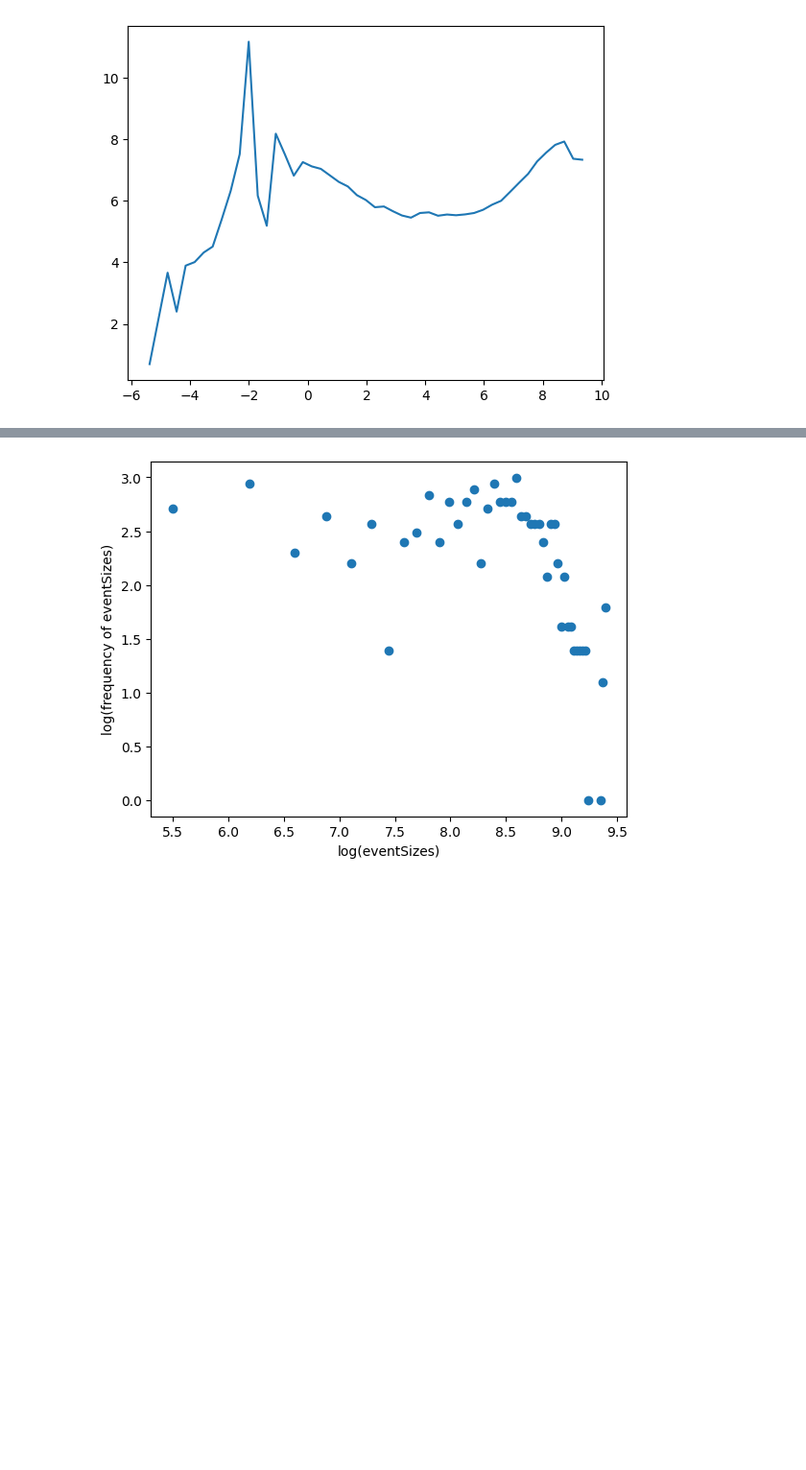
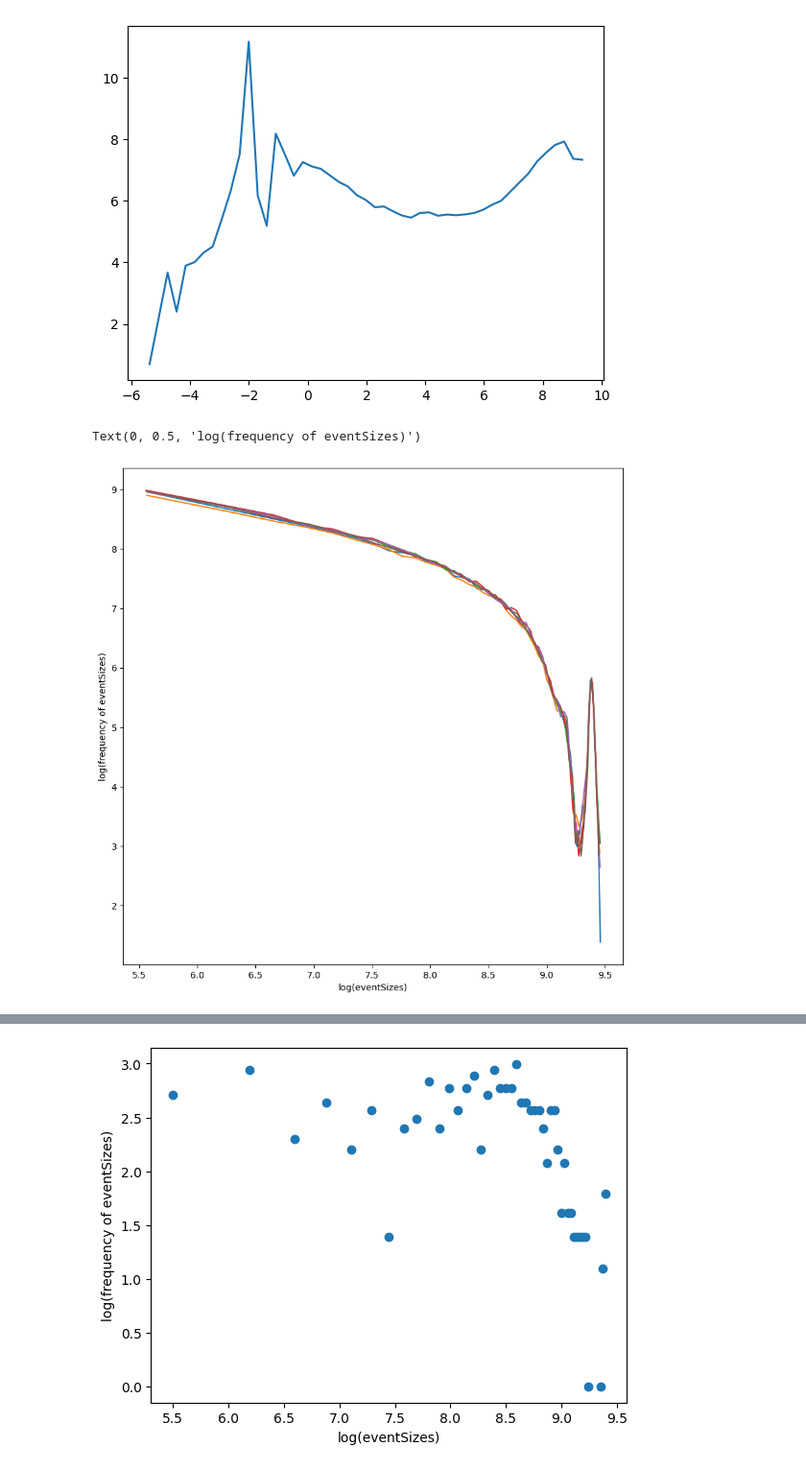
Before and after one commit to alireza-astane/Burridge_Knopoff_Model, a Jupyter notebook: BK_model/BKMoldel.ipynb, the cells around one changed output, grey strips where cells are left out. Shown at 96% size. Cells and saved outputs as stored; diff of their text form; code cells hidden in the pictures; blank space fills up the shorter version.

Commit message:
plot PDF for different sizes

```diff
--- a/BK_model/BKMoldel.ipynb
+++ b/BK_model/BKMoldel.ipynb
@@ -214,4 +221,40 @@ print(f"slope is {stats.linregress(np.log(size[freq>0]), np.log(freq[freq>0]))[0
 # %% [output]
 slope is 0.15274757463505614
 [figure]
+# %%
+eventsSizes100 = torch.load("eventsSizes_100.pt")
+eventsSizes200 = torch.load("eventsSizes_200.pt")
+eventsSizes300 = torch.load("eventsSizes_300.pt")
+eventsSizes400 = torch.load("eventsSizes_400.pt")
+eventsSizes500 = torch.load("eventsSizes_500.pt")
+eventsSizes600 = torch.load("eventsSizes_600.pt")
+
+# plt.title("log(frequency of eventSizes) vs log(eventSizes) for independent sampling")
+
+bins = 50
+freq1,size1 = np.histogram((eventsSizes100).cpu(),bins=bins)
+freq2,size2 = np.histogram((eventsSizes200).cpu(),bins=bins)
+freq3,size3 = np.histogram((eventsSizes300).cpu(),bins=bins)
+freq4,size4 = np.histogram((eventsSizes400).cpu(),bins=bins)
+freq5,size5 = np.histogram((eventsSizes500).cpu(),bins=bins)
+freq6,size6 = np.histogram((eventsSizes600).cpu(),bins=bins)
+
+plt.figure(figsize=(10,10))
+
+plt.plot(np.log(size1[:-1]),np.log(freq1))
+plt.plot(np.log(size2[:-1]),np.log(freq2))
+plt.plot(np.log(size3[:-1]),np.log(freq3))
+plt.plot(np.log(size4[:-1]),np.log(freq4))
+plt.plot(np.log(size5[:-1]),np.log(freq5))
+plt.plot(np.log(size6[:-1]),np.log(freq6))
+
+
+
+plt.xlabel("log(eventSizes)")
+plt.ylabel("log(frequency of eventSizes)")
+
+# plt.savefig("fig1_1.png")
+# %% [output]
+Text(0, 0.5, 'log(frequency of eventSizes)')
+[figure, added]
 # %%
```
Also changed, not shown: parts of 4 cells of this notebook.
